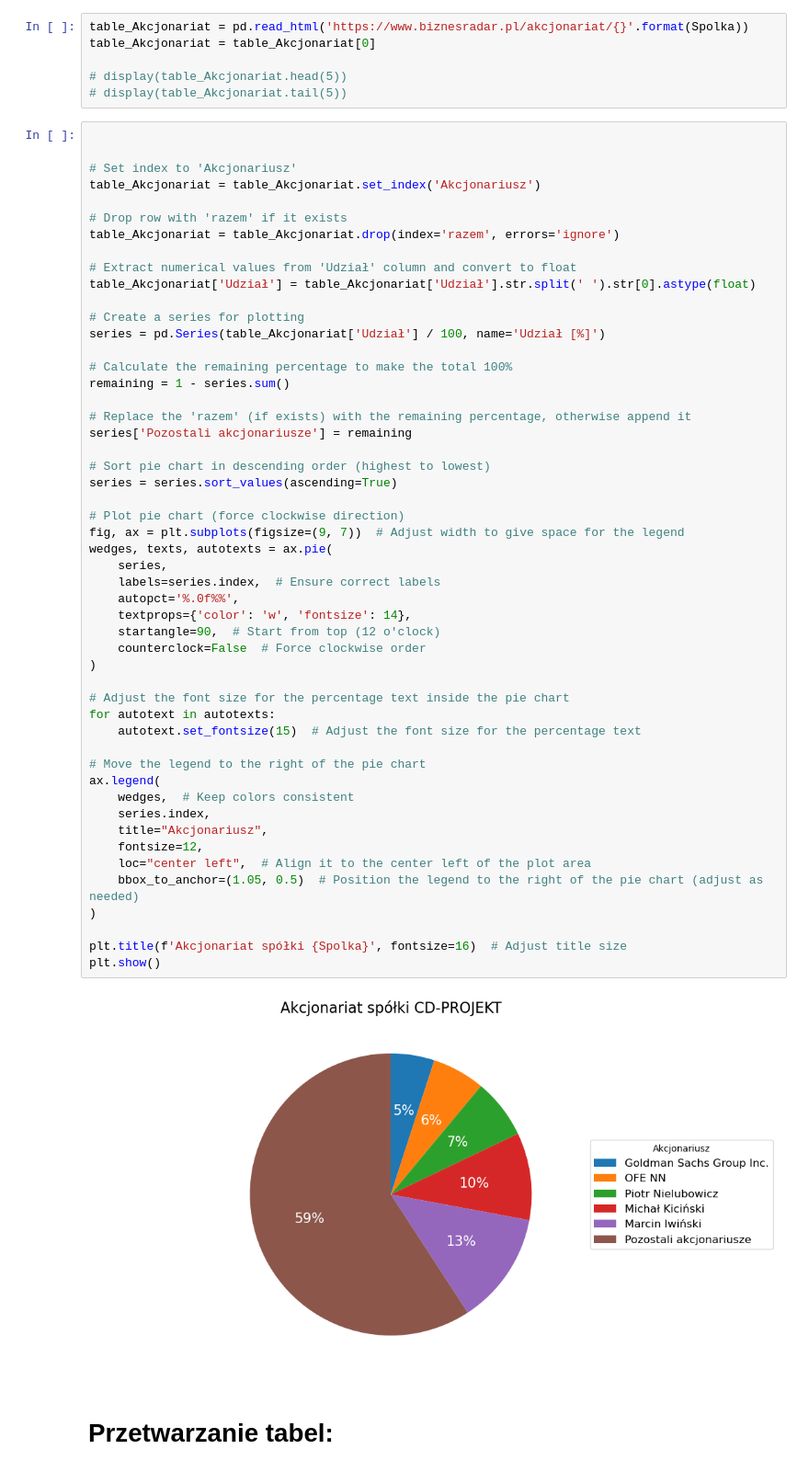
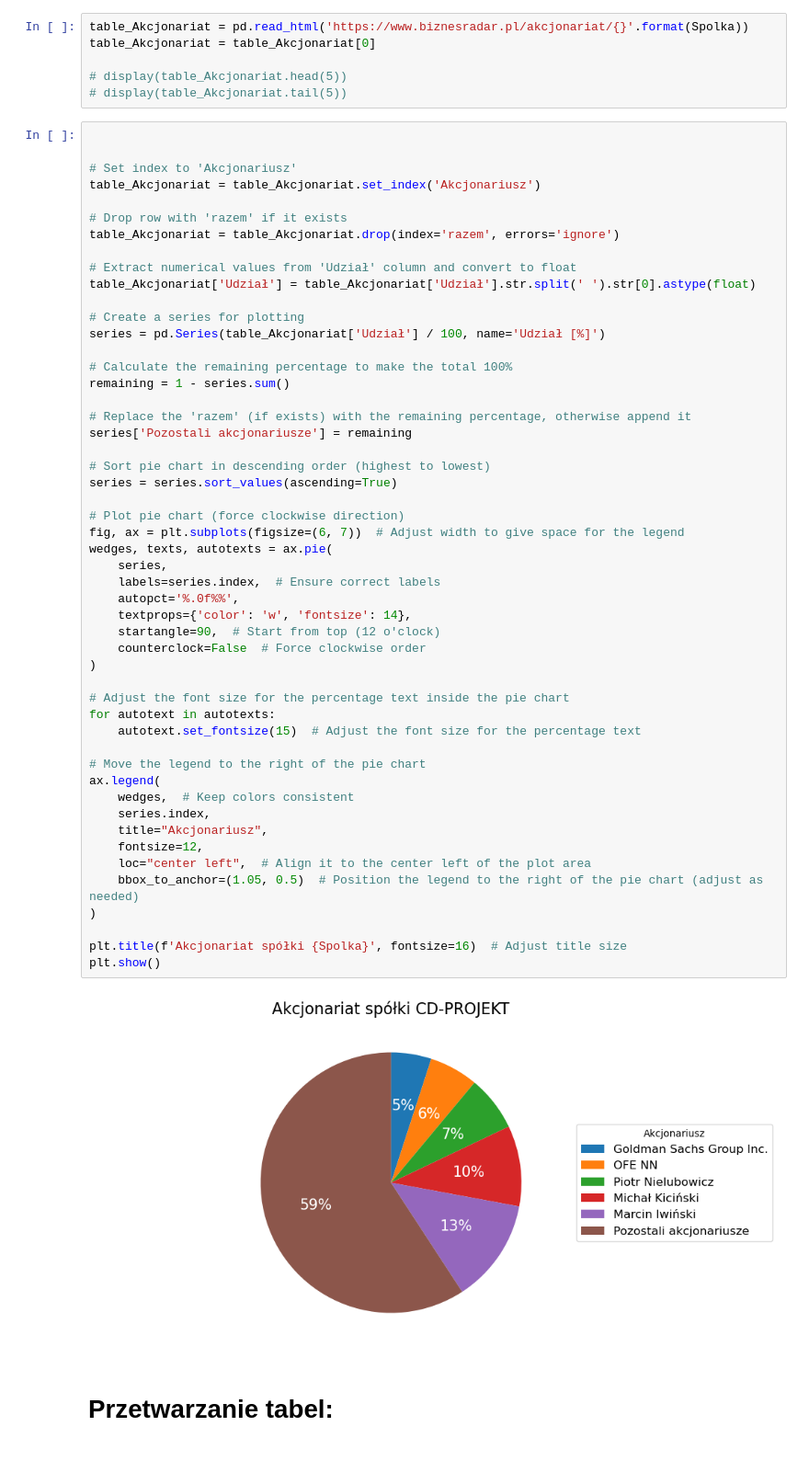
Before and after one commit to lebinho/biznesradar, a Jupyter notebook: biznesradar_stock_analysis.ipynb, the cells around one changed output. Shown at 92% size. Saved outputs shown, nothing was run; the diff lists cells and outputs as text.

```diff
--- a/biznesradar_stock_analysis.ipynb
+++ b/biznesradar_stock_analysis.ipynb
@@ -84,35 +84,35 @@ series['Pozostali akcjonariusze'] = remaining
 # Sort pie chart in descending order (highest to lowest)
 series = series.sort_values(ascending=True)
 
 # Plot pie chart (force clockwise direction)
-fig, ax = plt.subplots(figsize=(9, 7))  # Adjust width to give space for the legend
+fig, ax = plt.subplots(figsize=(6, 7))  # Adjust width to give space for the legend
 wedges, texts, autotexts = ax.pie(
     series,
     labels=series.index,  # Ensure correct labels
     autopct='%.0f%%',
     textprops={'color': 'w', 'fontsize': 14},
     startangle=90,  # Start from top (12 o'clock)
     counterclock=False  # Force clockwise order
 )
 
 # Adjust the font size for the percentage text inside the pie chart
 for autotext in autotexts:
     autotext.set_fontsize(15)  # Adjust the font size for the percentage text
 
 # Move the legend to the right of the pie chart
 ax.legend(
     wedges,  # Keep colors consistent
     series.index,
     title="Akcjonariusz",
     fontsize=12,
     loc="center left",  # Align it to the center left of the plot area
     bbox_to_anchor=(1.05, 0.5)  # Position the legend to the right of the pie chart (adjust as needed)
 )
 
 plt.title(f'Akcjonariat spółki {Spolka}', fontsize=16)  # Adjust title size
 plt.show()
 # %% [output]
-[figure, old version]
+[figure, new version]
 # %% [markdown]
 # Przetwarzanie tabel:
 # %% [markdown]
```
Also changed, not shown: parts of 1 cell of this notebook.
